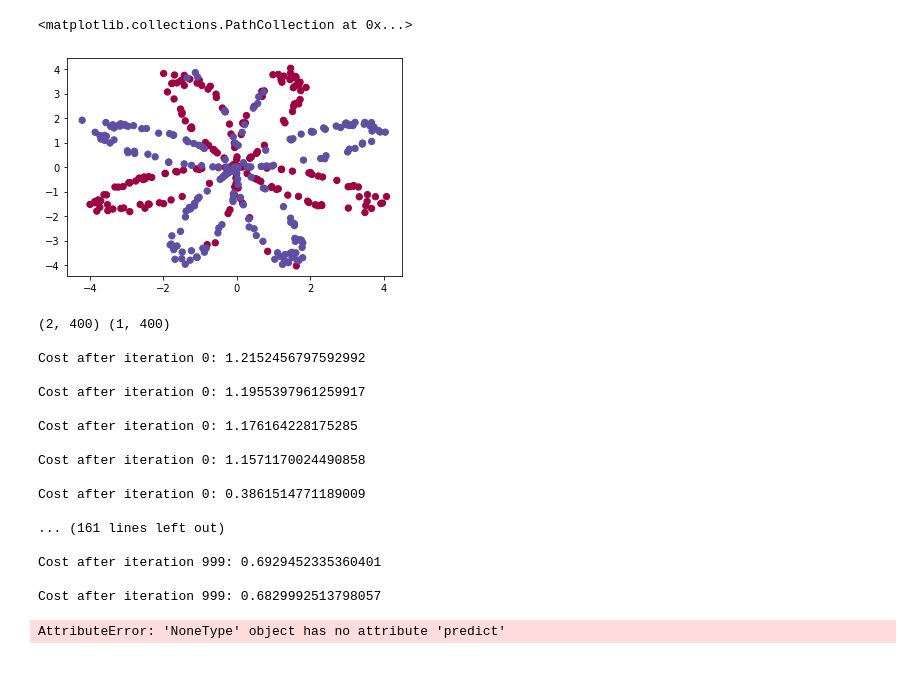
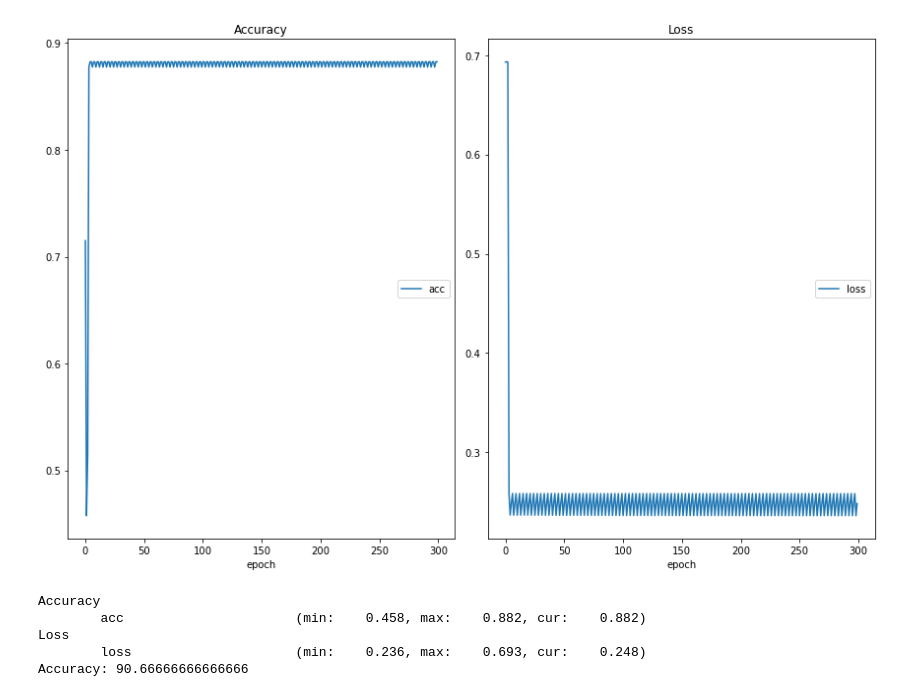
Before and after one commit to dandax123/tiny-deep, a Jupyter notebook: tt.ipynb, the cells around one changed output. Cells and saved outputs as stored; diff of their text form; code cells hidden in the pictures; blank space fills up the shorter version.

```diff
--- a/tt.ipynb
+++ b/tt.ipynb
@@ -1,35 +1,34 @@
-# %%
-import numpy as np
-from model import *
-from planar import *
-import matplotlib.pyplot as plt
-
-
-X, Y = load_planar_dataset()
-
-plt.scatter(X[0, :], X[1, :], c=Y, s=40, cmap=plt.cm.Spectral)
-# %% [output]
-<matplotlib.collections.PathCollection at 0x...>
-[figure, removed]
-# %%
-print(X.shape, Y.shape)
-neural_net = Model(X, Y.T).add_layer({'hidden_unit': 8, 'activation': "Relu"}).add_layer({'hidden_unit': 6, 'activation': "Relu"}).add_layer({'hidden_unit': 4, 'activation': "Relu"}).add_layer({'hidden_unit': 1, 'activation': "Sigmoid"}).train(initalization_method="He", epoch=1000).predict()
-# %% [output]
-(2, 400) (1, 400)
-
-Cost after iteration 0: 1.2152456797592992
-
-Cost after iteration 0: 1.1955397961259917
-
-Cost after iteration 0: 1.176164228175285
-
-Cost after iteration 0: 1.1571170024490858
-
-Cost after iteration 0: 0.3861514771189009
-
-... (161 lines left out)
-
-Cost after iteration 999: 0.6929452335360401
-
-Cost after iteration 999: 0.6829992513798057
-AttributeError: 'NoneType' object has no attribute 'predict'
+# %%
+import numpy as np
+from model import *
+import sklearn
+import sklearn.datasets
+from sklearn.model_selection import train_test_split
+from planar import *
+import matplotlib.pyplot as plt
+
+X, Y = sklearn.datasets.make_moons(n_samples=1500, noise=0.05)
+train_X, test_X, train_Y, test_Y = train_test_split(X, Y, test_size=0.2)
+# train_X.shape === (nx, m)
+# train_Y.shape === (1, m)
+# train_X, train_Y = load_planar_dataset(400
+# )
+train_X = train_X.T
+train_Y = train_Y.reshape(1, train_X.shape[1])
+test_X = test_X.T
+test_Y = test_Y.reshape(1, test_X.shape[1])
+# print(train_X.shape, train_Y.shape)
+predictions = (
+    Model(train_X, train_Y)
+    .add_layer({"hidden_unit": 6, "activation": "Relu"})
+    .add_layer({"hidden_unit": 1, "activation": "Sigmoid"})
+    .train(initalization_method="Random", epoch=10000, learning_rate=0.3)
+    .predict(test_X, test_Y)
+)
+# %% [output]
+[figure, added]
+Accuracy
+        acc                      (min:    0.458, max:    0.882, cur:    0.882)
+Loss
+        loss                     (min:    0.236, max:    0.693, cur:    0.248)
+Accuracy: 90.66666666666666
```
Also changed, not shown: parts of 2 cells of this notebook, 3 other files.
